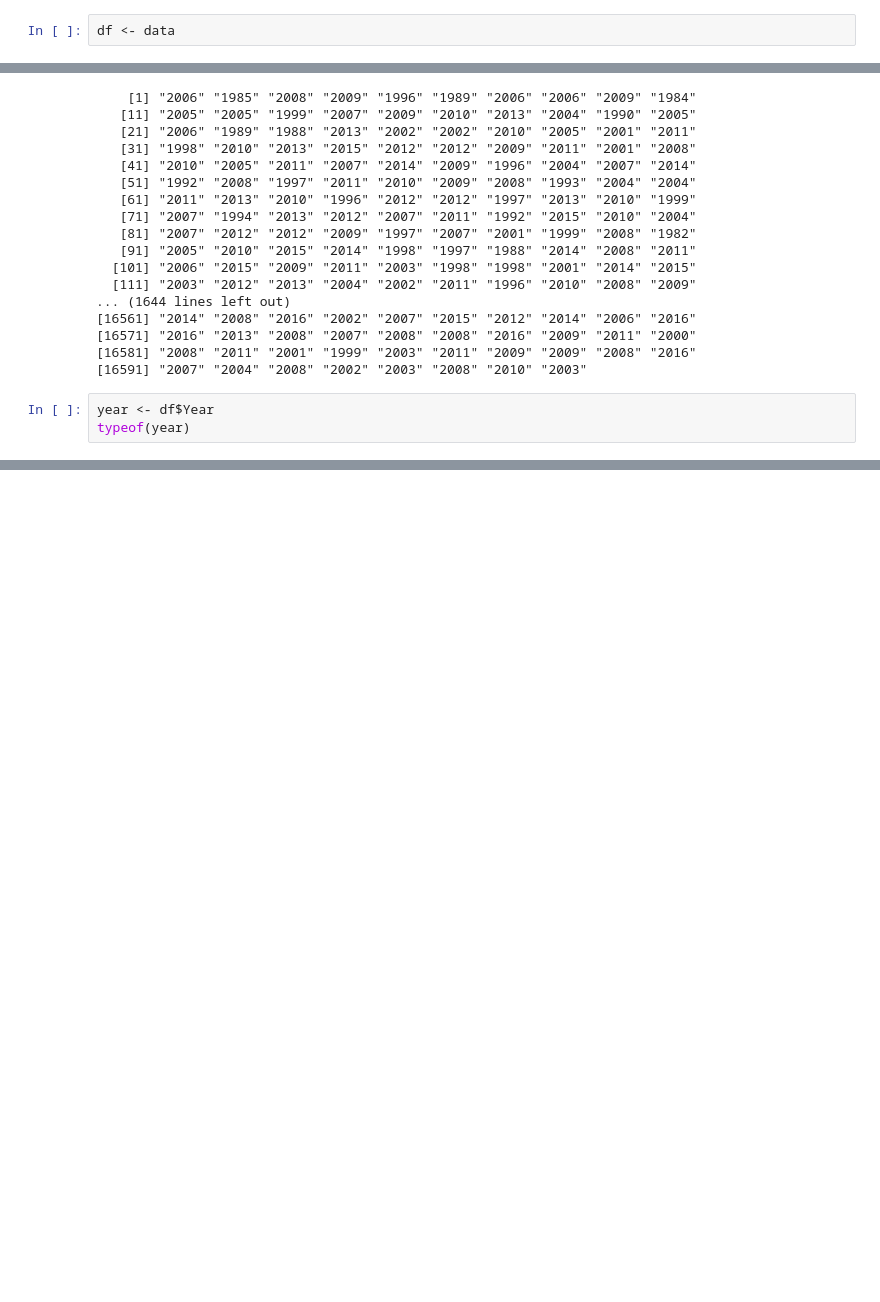
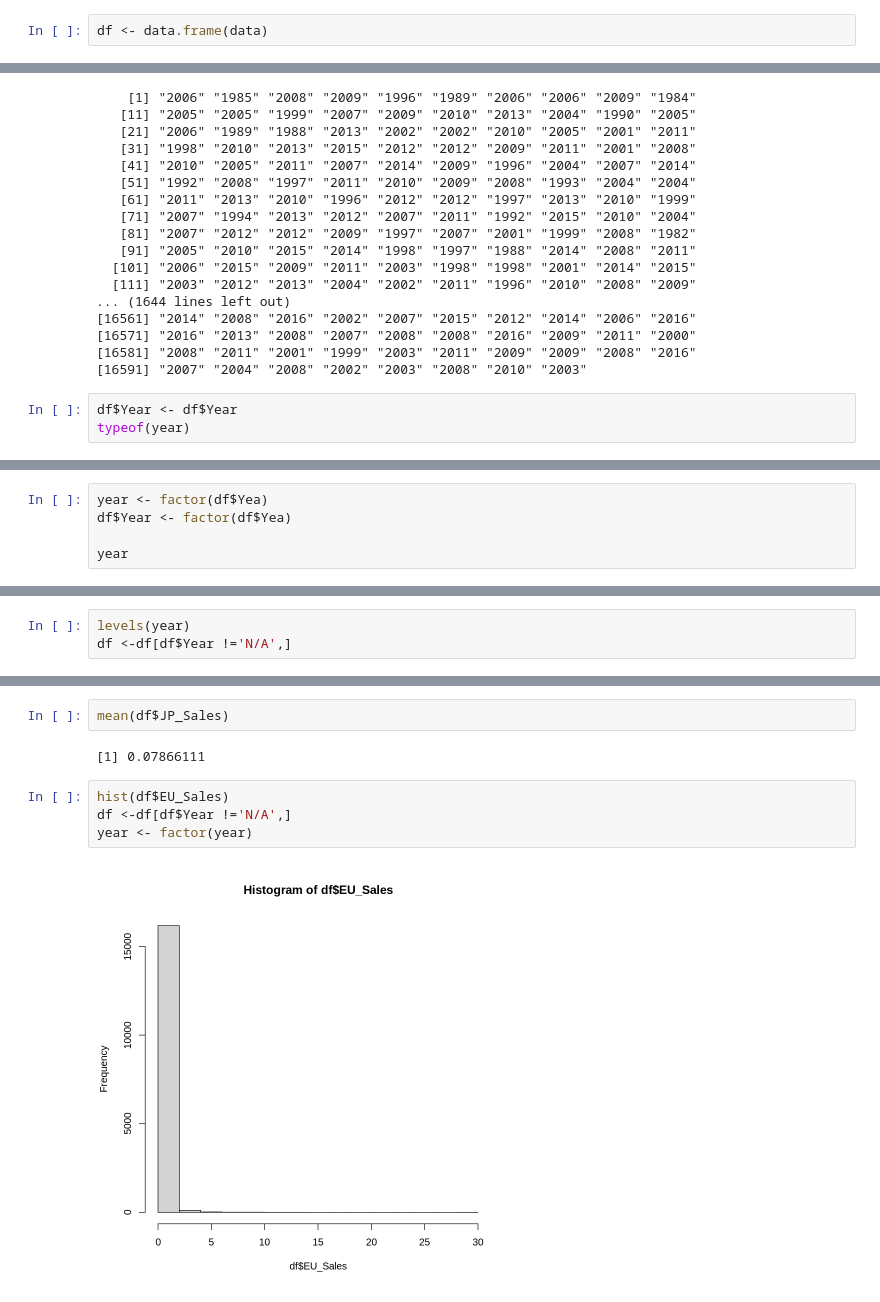
Before and after one commit to apollosoldier/Courses, a Jupyter notebook: td1_estimation.ipynb, the cells around one changed output, grey strips where cells are left out. Saved outputs shown, nothing was run; the diff lists cells and outputs as text; blank space fills up the shorter version.

```diff
--- a/td1_estimation.ipynb
+++ b/td1_estimation.ipynb
@@ -84,7 +84,7 @@ A data.frame: 10 × 11
 | 9 | 9 | New Super Mario Bros. Wii | Wii | 2009 | Platform | Nintendo | 14.59 | 7.06 | 4.70 | 2.26 | ... |
 | 10 | 10 | Duck Hunt | NES | 1984 | Shooter | Nintendo | 26.93 | 0.63 | 0.28 | 0.47 | ... |
 # %%
-df <- data
+df <- data.frame(data)
 # %%
 # $ permet d'acceder aux different feature du dataframe
 df$Year
@@ -107,6 +107,6 @@ df$Year
 [16581] "2008" "2011" "2001" "1999" "2003" "2011" "2009" "2009" "2008" "2016"
 [16591] "2007" "2004" "2008" "2002" "2003" "2008" "2010" "2003"
 # %%
-year <- df$Year
+df$Year <- df$Year
 typeof(year)
 # %% [output]
@@ -189,0 +114,5 @@ ERROR: ignored
+# %%
+year <- factor(df$Yea)
+df$Year <- factor(df$Yea)
+
+year
@@ -189,0 +137,3 @@ ERROR: ignored
+# %%
+levels(year)
+df <-df[df$Year !='N/A',]
@@ -189,0 +223,10 @@ ERROR: ignored
+# %%
+mean(df$JP_Sales)
+# %% [output]
+[1] 0.07866111
+# %%
+hist(df$EU_Sales)
+df <-df[df$Year !='N/A',]
+year <- factor(year)
+# %% [output]
+[figure, added]
```
Also changed, not shown: parts of 20 cells of this notebook.
